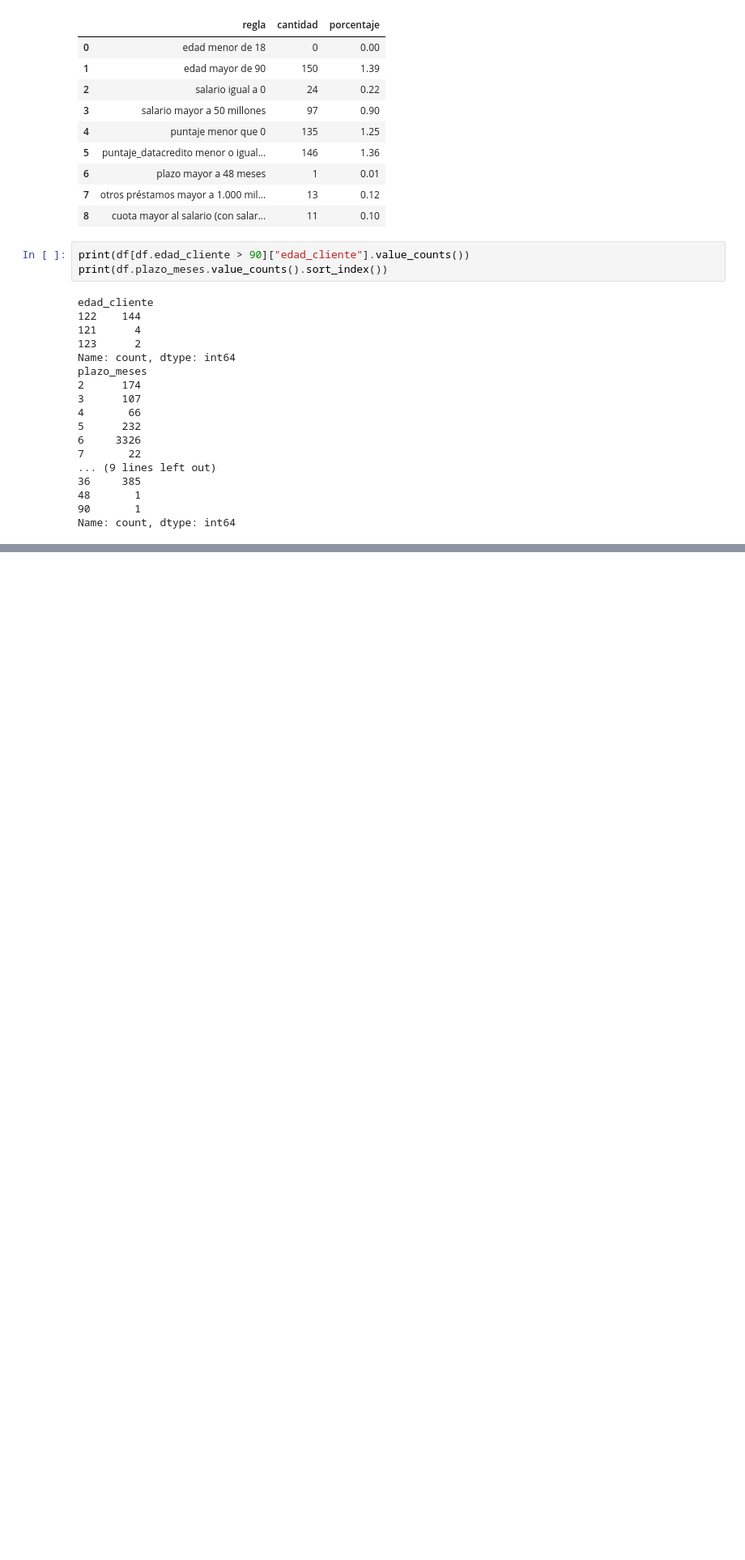
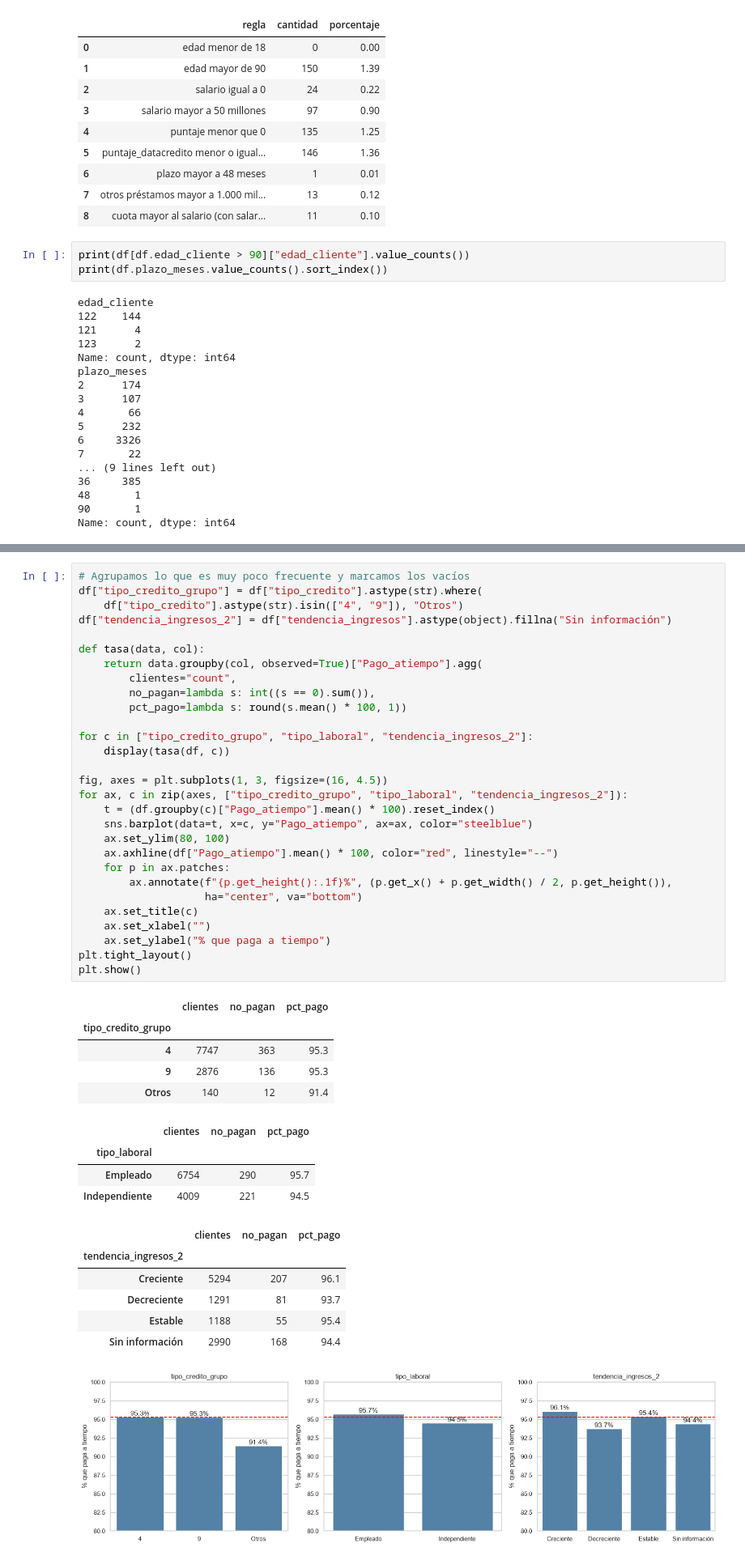
Before and after one commit to jullsm038/Trabajo-final-ML, a Jupyter notebook: mlops_pipeline/comprension_eda.ipynb, the cells around one changed output, grey strips where cells are left out. Shown at 81% size. Saved outputs shown, nothing was run; the diff lists cells and outputs as text; blank space fills up the shorter version.

```diff
--- a/mlops_pipeline/comprension_eda.ipynb
+++ b/mlops_pipeline/comprension_eda.ipynb
@@ -475,0 +582,46 @@ Name: count, dtype: int64
+# %%
+# Agrupamos lo que es muy poco frecuente y marcamos los vacíos
+df["tipo_credito_grupo"] = df["tipo_credito"].astype(str).where(
+    df["tipo_credito"].astype(str).isin(["4", "9"]), "Otros")
+df["tendencia_ingresos_2"] = df["tendencia_ingresos"].astype(object).fillna("Sin información")
+
+def tasa(data, col):
+    return data.groupby(col, observed=True)["Pago_atiempo"].agg(
+        clientes="count",
+        no_pagan=lambda s: int((s == 0).sum()),
+        pct_pago=lambda s: round(s.mean() * 100, 1))
+
+for c in ["tipo_credito_grupo", "tipo_laboral", "tendencia_ingresos_2"]:
+    display(tasa(df, c))
+
+fig, axes = plt.subplots(1, 3, figsize=(16, 4.5))
+for ax, c in zip(axes, ["tipo_credito_grupo", "tipo_laboral", "tendencia_ingresos_2"]):
+    t = (df.groupby(c)["Pago_atiempo"].mean() * 100).reset_index()
+    sns.barplot(data=t, x=c, y="Pago_atiempo", ax=ax, color="steelblue")
+    ax.set_ylim(80, 100)
+    ax.axhline(df["Pago_atiempo"].mean() * 100, color="red", linestyle="--")
+    for p in ax.patches:
+        ax.annotate(f"{p.get_height():.1f}%", (p.get_x() + p.get_width() / 2, p.get_height()),
+                    ha="center", va="bottom")
+    ax.set_title(c)
+    ax.set_xlabel("")
+    ax.set_ylabel("% que paga a tiempo")
+plt.tight_layout()
+plt.show()
+# %% [output]
+|  | clientes | no_pagan | pct_pago |
+| tipo_credito_grupo |  |  |  |
+| 4 | 7747 | 363 | 95.3 |
+| 9 | 2876 | 136 | 95.3 |
+| Otros | 140 | 12 | 91.4 |
+|  | clientes | no_pagan | pct_pago |
+| tipo_laboral |  |  |  |
+| Empleado | 6754 | 290 | 95.7 |
+| Independiente | 4009 | 221 | 94.5 |
+|  | clientes | no_pagan | pct_pago |
+| tendencia_ingresos_2 |  |  |  |
+| Creciente | 5294 | 207 | 96.1 |
+| Decreciente | 1291 | 81 | 93.7 |
+| Estable | 1188 | 55 | 95.4 |
+| Sin información | 2990 | 168 | 94.4 |
+[figure, added]
```
Also changed, not shown: parts of 25 cells of this notebook.
